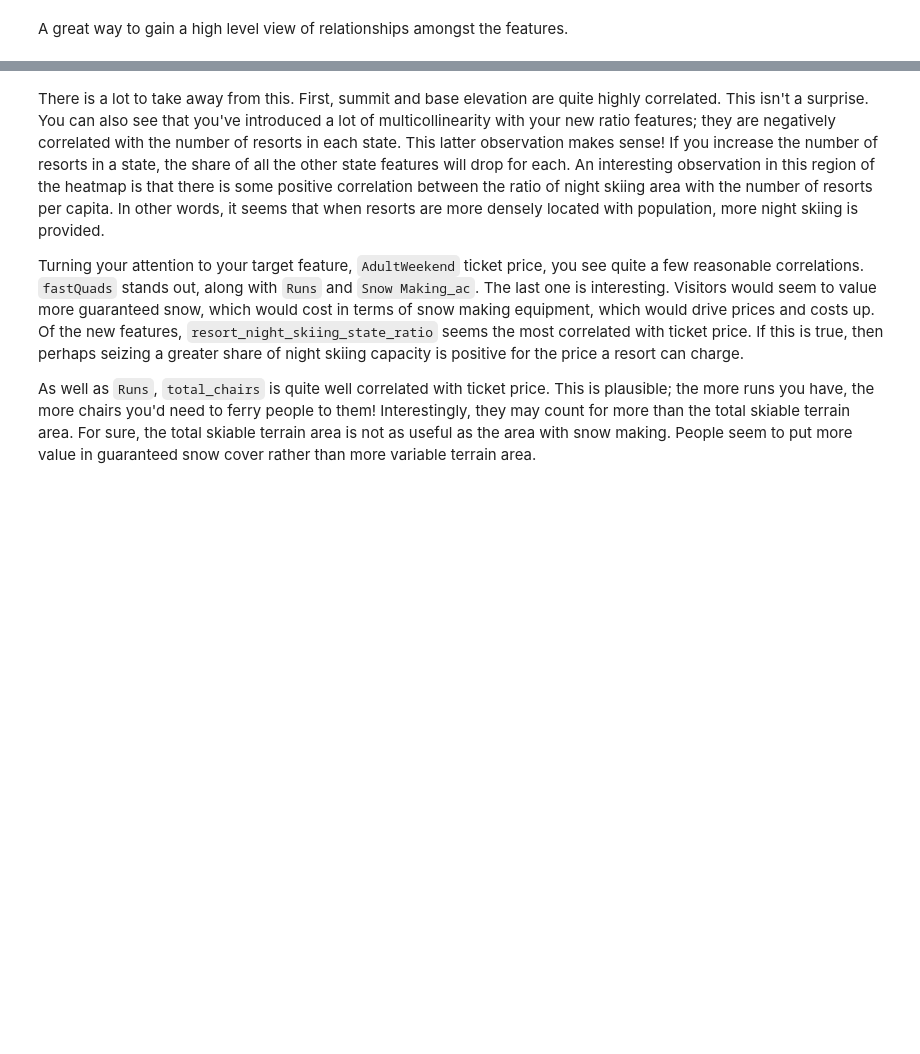
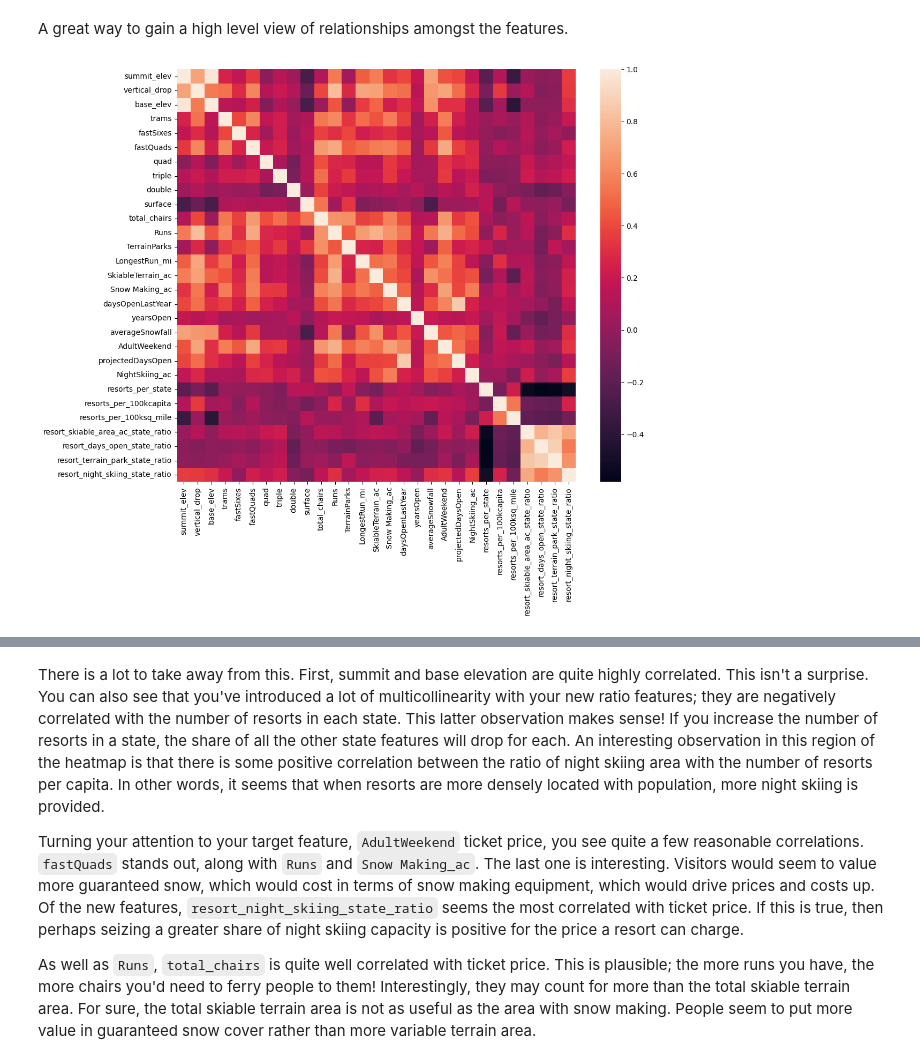
Before and after one commit to madmaxtoastflytiger/DataScienceGuidedCapstone, a Jupyter notebook: Notebooks/03_exploratory_data_analysis.ipynb, the cells around one changed output, grey strips where cells are left out. Drawn from its saved outputs; the diff is of its cells as text; code cells hidden in the pictures; blank space fills up the shorter version.

```diff
--- a/Notebooks/03_exploratory_data_analysis.ipynb
+++ b/Notebooks/03_exploratory_data_analysis.ipynb
@@ -751,6 +752,10 @@ A great way to gain a high level view of relationships amongst the features.
 # %%
 #Code task 12#
 #Show a seaborn heatmap of correlations in ski_data
 #Hint: call pandas' `corr()` method on `ski_data` and pass that into `sns.heatmap`
+ski_data_num_only = ski_data.select_dtypes(include=[float, int])
+
 plt.subplots(figsize=(12,10))
-sns.___(ski_data.___);
+sns.heatmap(ski_data_num_only.corr(),annot=False);
+# %% [output]
+[figure, added]
```
Also changed, not shown: parts of 12 cells of this notebook, 1 other file.
